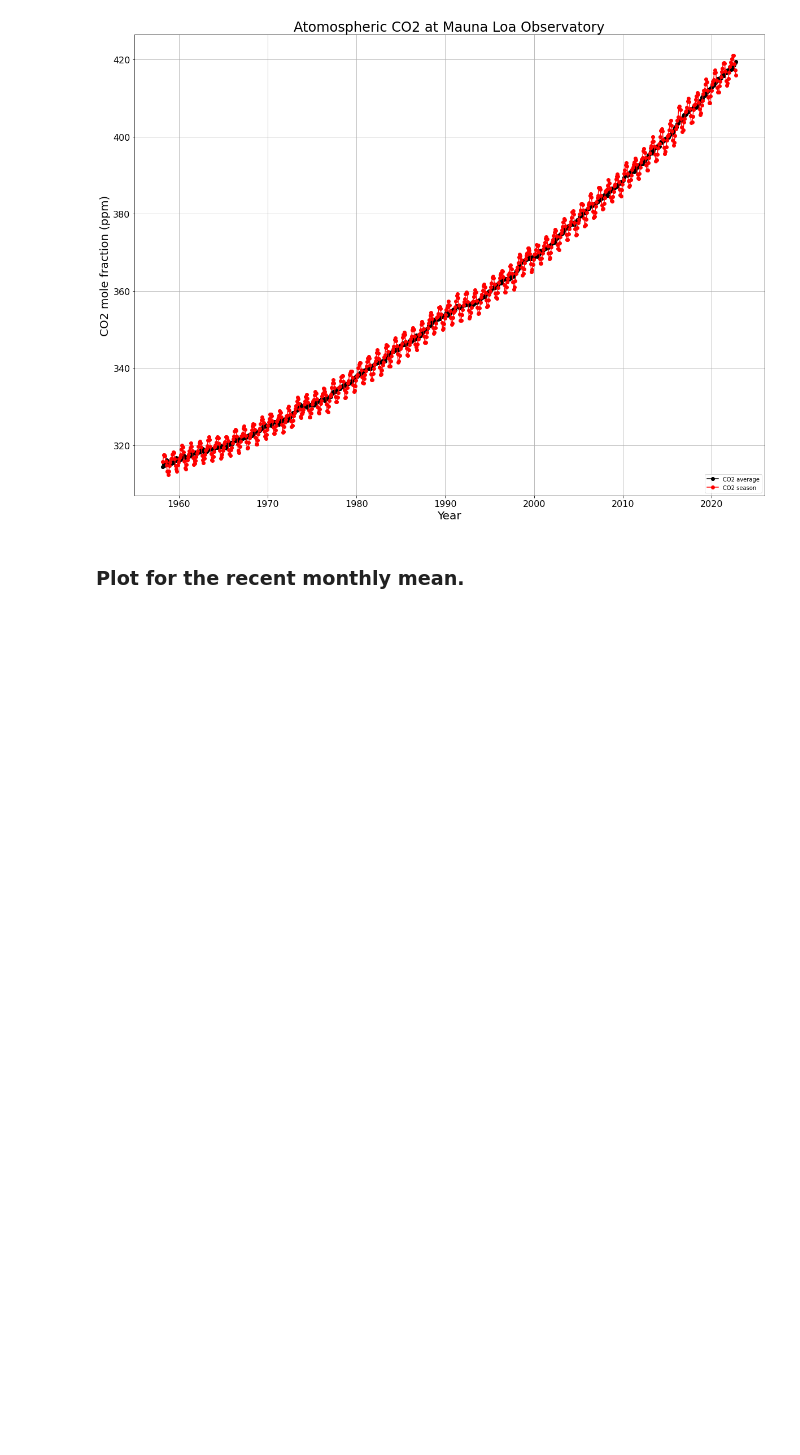
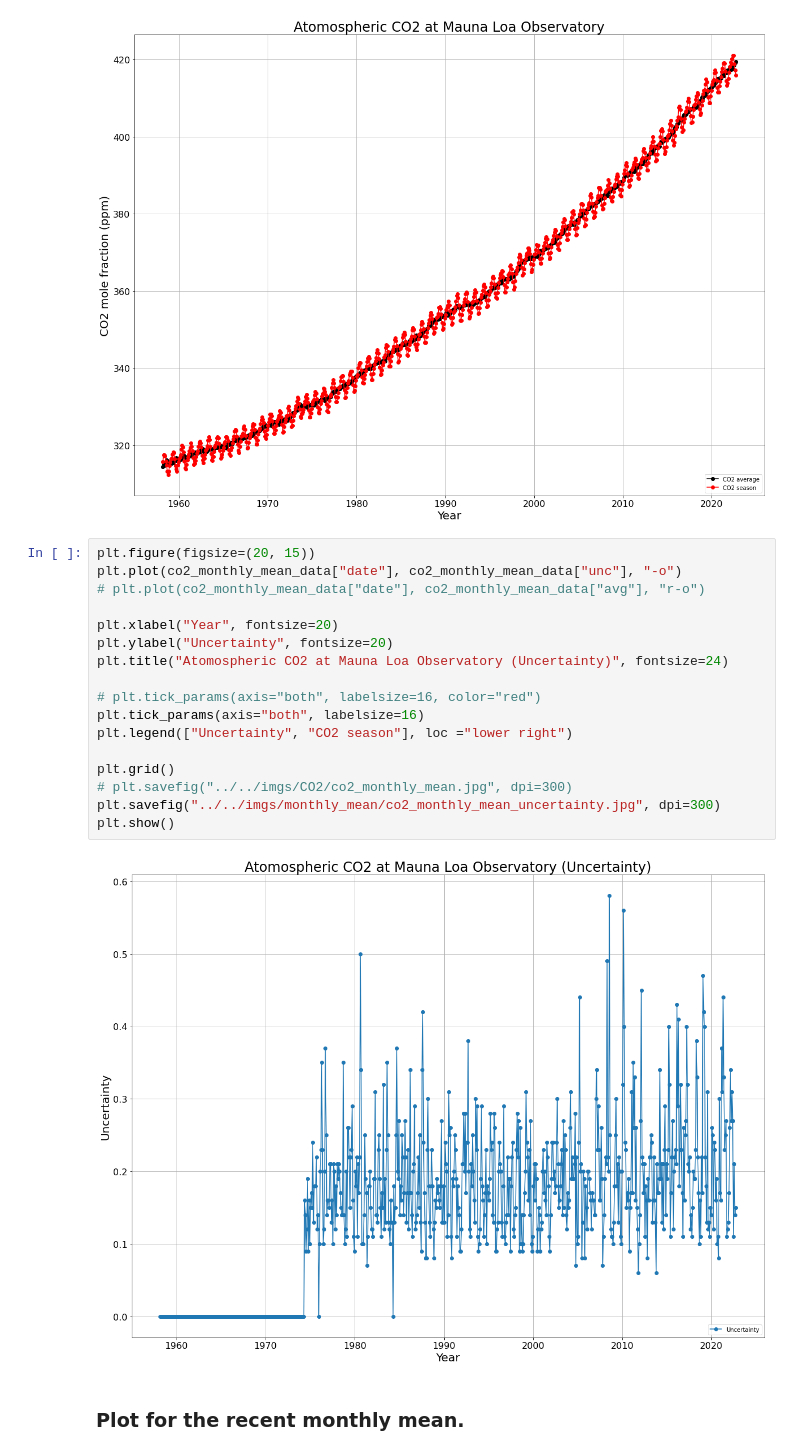
Before and after one commit to 1chooo/ATM-Chem, a Jupyter notebook: Term/monthly_mean/main.ipynb, the cells around one changed output. Drawn from its saved outputs; the diff is of its cells as text; blank space fills up the shorter version.

Commit message:
Add: monthly_mean analysis

```diff
--- a/Term/monthly_mean/main.ipynb
+++ b/Term/monthly_mean/main.ipynb
@@ -108,6 +108,25 @@ plt.savefig("../../imgs/monthly_mean/co2_monthly_mean.jpg", dpi=300)
 plt.show()
 # %% [output]
 [figure]
+# %%
+plt.figure(figsize=(20, 15))
+plt.plot(co2_monthly_mean_data["date"], co2_monthly_mean_data["unc"], "-o")
+# plt.plot(co2_monthly_mean_data["date"], co2_monthly_mean_data["avg"], "r-o")
+
+plt.xlabel("Year", fontsize=20)
+plt.ylabel("Uncertainty", fontsize=20)
+plt.title("Atomospheric CO2 at Mauna Loa Observatory (Uncertainty)", fontsize=24)
+
+# plt.tick_params(axis="both", labelsize=16, color="red")
+plt.tick_params(axis="both", labelsize=16)
+plt.legend(["Uncertainty", "CO2 season"], loc ="lower right")
+
+plt.grid()
+# plt.savefig("../../imgs/CO2/co2_monthly_mean.jpg", dpi=300)
+plt.savefig("../../imgs/monthly_mean/co2_monthly_mean_uncertainty.jpg", dpi=300)
+plt.show()
+# %% [output]
+[figure, added]
 # %% [markdown]
 ### Plot for the recent monthly mean.
 # %%
```
Also changed, not shown: parts of 7 cells of this notebook, 17 other files.
